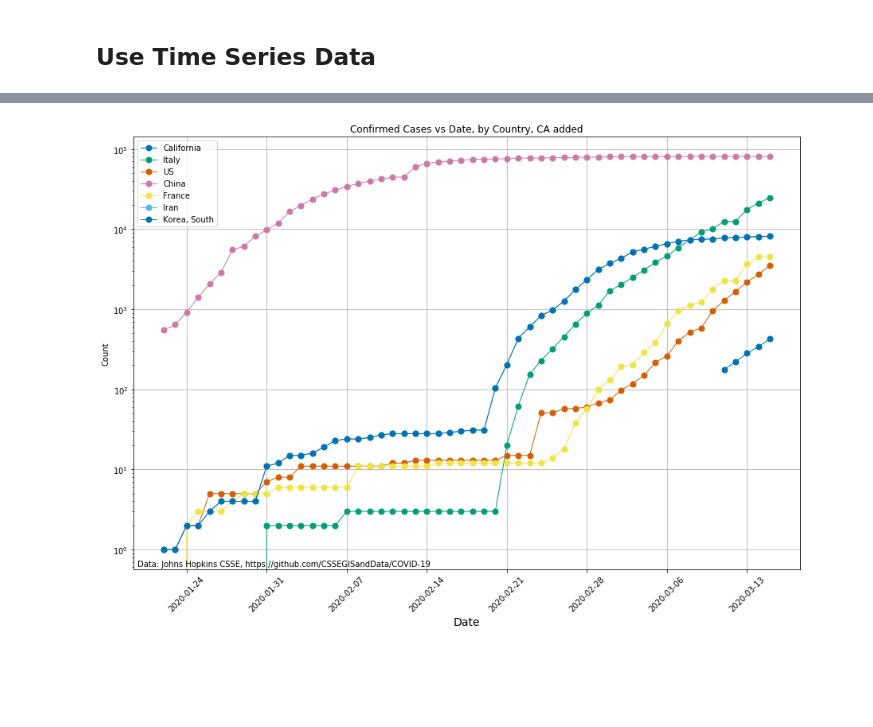
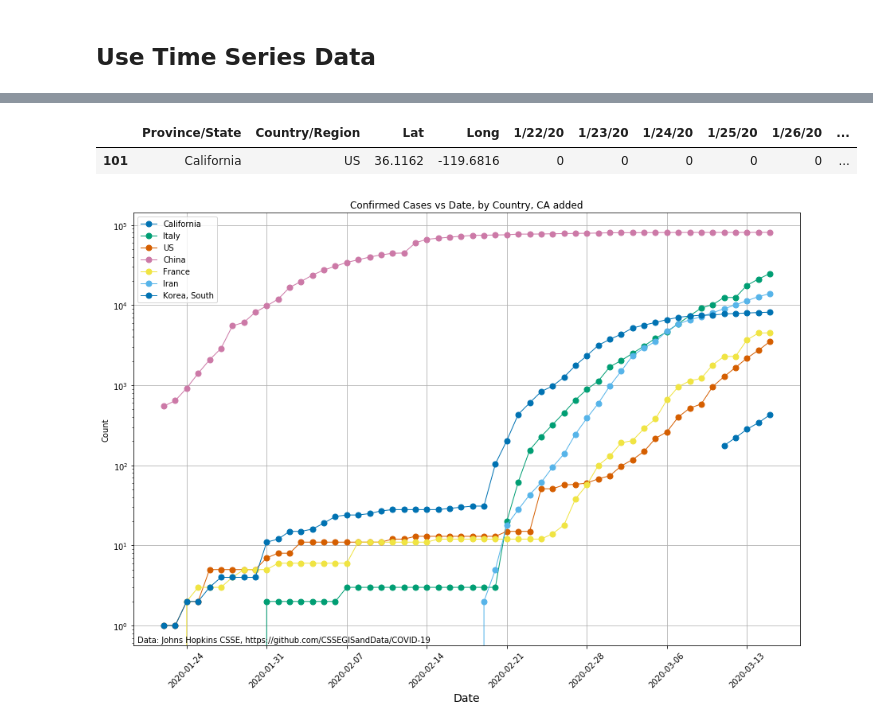
Before and after one commit to mattmendoza/COVID-19, a Jupyter notebook: DataExploration.ipynb, the cells around one changed output, grey strips where cells are left out. Saved outputs shown, nothing was run; the diff lists cells and outputs as text; code cells hidden in the pictures; blank space fills up the shorter version.

```diff
--- a/DataExploration.ipynb
+++ b/DataExploration.ipynb
@@ -188,3 +46,9 @@ array(['Afghanistan', 'Albania', 'Algeria', 'Andorra',
+# %%
+df_ca = df_conf[df_conf['Province/State']=='California']
+df_ca
+# %% [output]
+|  | Province/State | Country/Region | Lat | Long | 1/22/20 | 1/23/20 | 1/24/20 | 1/25/20 | 1/26/20 | ... |
+| 101 | California | US | 36.1162 | -119.6816 | 0 | 0 | 0 | 0 | 0 | ... |
 # %%
 df_wrld_conf = pd.DataFrame(df_conf.sum(numeric_only=True)).reset_index()[2:]
 df_wrld_dth =  pd.DataFrame(df_dth.sum(numeric_only=True)).reset_index()[2:]
@@ -220,7 +84,7 @@ df_us_cnf = isoCountry(df_conf,'US')#.reset_index()[:10]
 df_ch_cnf = isoCountry(df_conf,'China')#.reset_index()[:10]
 df_fr_cnf = isoCountry(df_conf,'France')#.reset_index()[:10]
 df_in_cnf = isoCountry(df_conf,'Iran')#.reset_index()[:10]
-df_in_cnf = isoCountry(df_conf,'Korea, South')#.reset_index()[:10]
+df_sk_cnf = isoCountry(df_conf,'Korea, South')#.reset_index()[:10]
 
 
 
@@ -231,7 +95,7 @@ plt.plot(df_us_cnf['Date'],df_us_cnf['Count'],**formats, label='US')
 plt.plot(df_ch_cnf['Date'],df_ch_cnf['Count'],**formats, label='China')
 plt.plot(df_fr_cnf['Date'],df_fr_cnf['Count'],**formats, label='France')
 plt.plot(df_in_cnf['Date'],df_in_cnf['Count'],**formats, label='Iran')
-plt.plot(df_in_cnf['Date'],df_in_cnf['Count'],**formats, label='Korea, South')
+plt.plot(df_sk_cnf['Date'],df_sk_cnf['Count'],**formats, label='Korea, South')
 
 
 
@@ -247,7 +111,7 @@ ax.grid()
 fig.text(.13,.13,'Data: Johns Hopkins CSSE, https://github.com/CSSEGISandData/COVID-19')
 fig.savefig('ConfirmedCases_3152020.png')
 # %% [output]
-[figure, old version]
+[figure, new version]
 # %%
 df_ca_dth = isoState(df_dth,'California')
 df_it_dth = isoCountry(df_dth,'Italy')#.reset_index()[:10]
```
Also changed, not shown: parts of 25 cells of this notebook, 12 other files.
